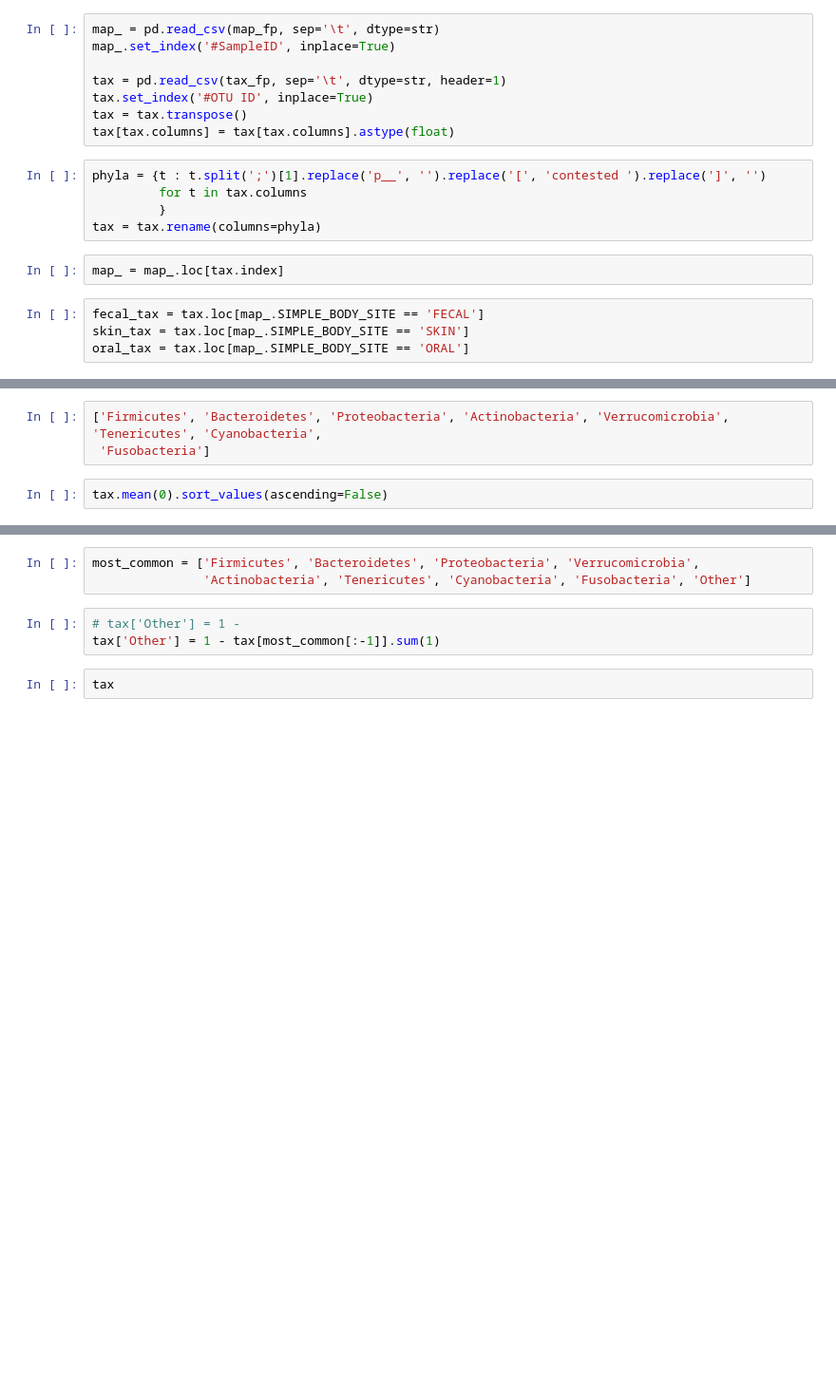
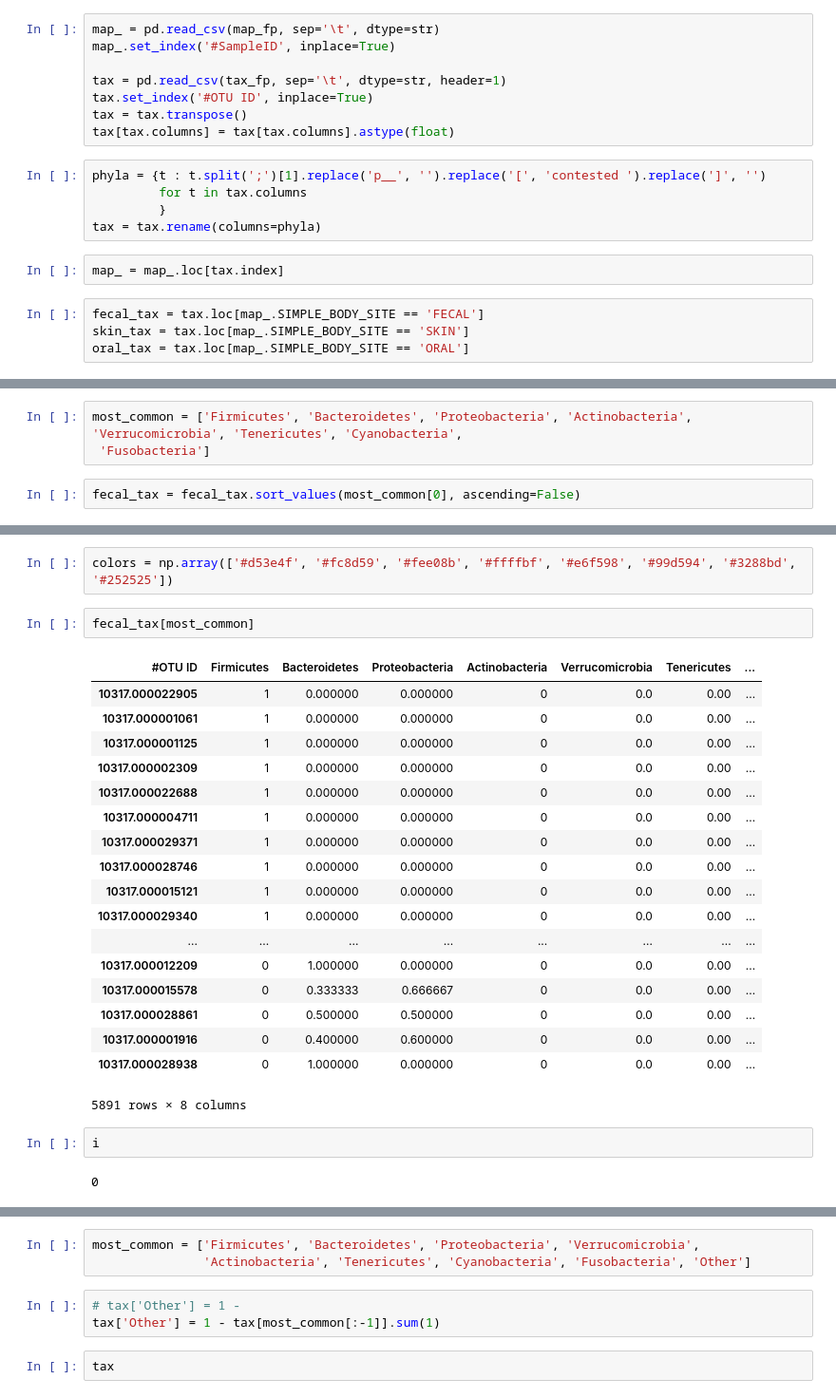
Before and after one commit to JWDebelius/American-Gut, a Jupyter notebook: ipynb/diversity-analysis/taxa_distribution.ipynb, the cells around one changed output, grey strips where cells are left out. Shown at 95% size. Drawn from its saved outputs; the diff is of its cells as text; blank space fills up the shorter version.

```diff
--- a/ipynb/diversity-analysis/taxa_distribution.ipynb
+++ b/ipynb/diversity-analysis/taxa_distribution.ipynb
@@ -34,5 +38,5 @@ most_common = []
 # %%
-['Firmicutes', 'Bacteroidetes', 'Proteobacteria', 'Actinobacteria', 'Verrucomicrobia', 'Tenericutes', 'Cyanobacteria',
+most_common = ['Firmicutes', 'Bacteroidetes', 'Proteobacteria', 'Actinobacteria', 'Verrucomicrobia', 'Tenericutes', 'Cyanobacteria',
  'Fusobacteria']
 # %%
-tax.mean(0).sort_values(ascending=False)
+fecal_tax = fecal_tax.sort_values(most_common[0], ascending=False)
@@ -77,0 +43,27 @@ for
+# %%
+colors = np.array(['#d53e4f', '#fc8d59', '#fee08b', '#ffffbf', '#e6f598', '#99d594', '#3288bd', '#252525'])
+# %%
+fecal_tax[most_common]
+# %% [output]
+| #OTU ID | Firmicutes | Bacteroidetes | Proteobacteria | Actinobacteria | Verrucomicrobia | Tenericutes | ... |
+| 10317.000022905 | 1 | 0.000000 | 0.000000 | 0 | 0.0 | 0.00 | ... |
+| 10317.000001061 | 1 | 0.000000 | 0.000000 | 0 | 0.0 | 0.00 | ... |
+| 10317.000001125 | 1 | 0.000000 | 0.000000 | 0 | 0.0 | 0.00 | ... |
+| 10317.000002309 | 1 | 0.000000 | 0.000000 | 0 | 0.0 | 0.00 | ... |
+| 10317.000022688 | 1 | 0.000000 | 0.000000 | 0 | 0.0 | 0.00 | ... |
+| 10317.000004711 | 1 | 0.000000 | 0.000000 | 0 | 0.0 | 0.00 | ... |
+| 10317.000029371 | 1 | 0.000000 | 0.000000 | 0 | 0.0 | 0.00 | ... |
+| 10317.000028746 | 1 | 0.000000 | 0.000000 | 0 | 0.0 | 0.00 | ... |
+| 10317.000015121 | 1 | 0.000000 | 0.000000 | 0 | 0.0 | 0.00 | ... |
+| 10317.000029340 | 1 | 0.000000 | 0.000000 | 0 | 0.0 | 0.00 | ... |
+| ... | ... | ... | ... | ... | ... | ... | ... |
+| 10317.000012209 | 0 | 1.000000 | 0.000000 | 0 | 0.0 | 0.00 | ... |
+| 10317.000015578 | 0 | 0.333333 | 0.666667 | 0 | 0.0 | 0.00 | ... |
+| 10317.000028861 | 0 | 0.500000 | 0.500000 | 0 | 0.0 | 0.00 | ... |
+| 10317.000001916 | 0 | 0.400000 | 0.600000 | 0 | 0.0 | 0.00 | ... |
+| 10317.000028938 | 0 | 1.000000 | 0.000000 | 0 | 0.0 | 0.00 | ... |
+5891 rows × 8 columns
+# %%
+i
+# %% [output]
+0
```
Also changed, not shown: parts of 6 cells of this notebook, 13 other files.
